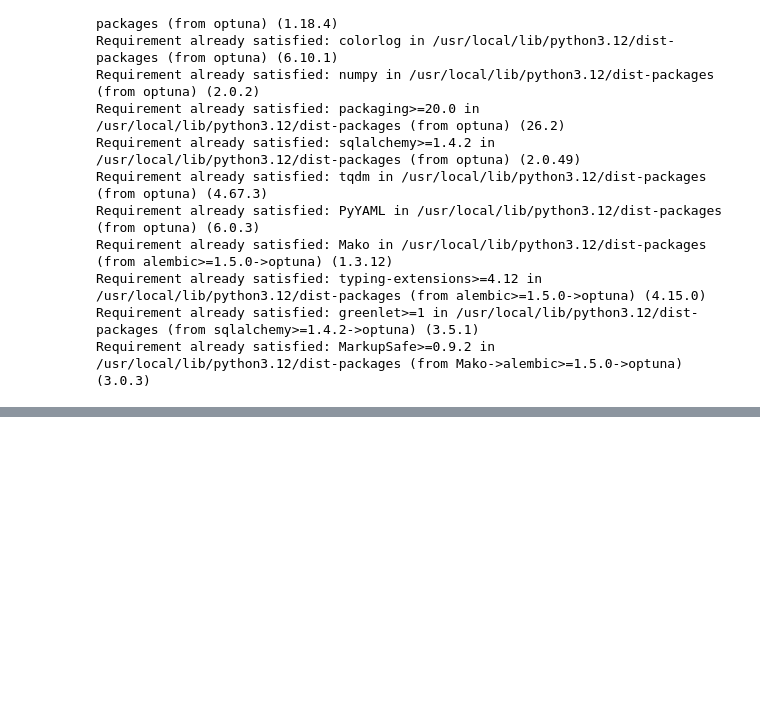
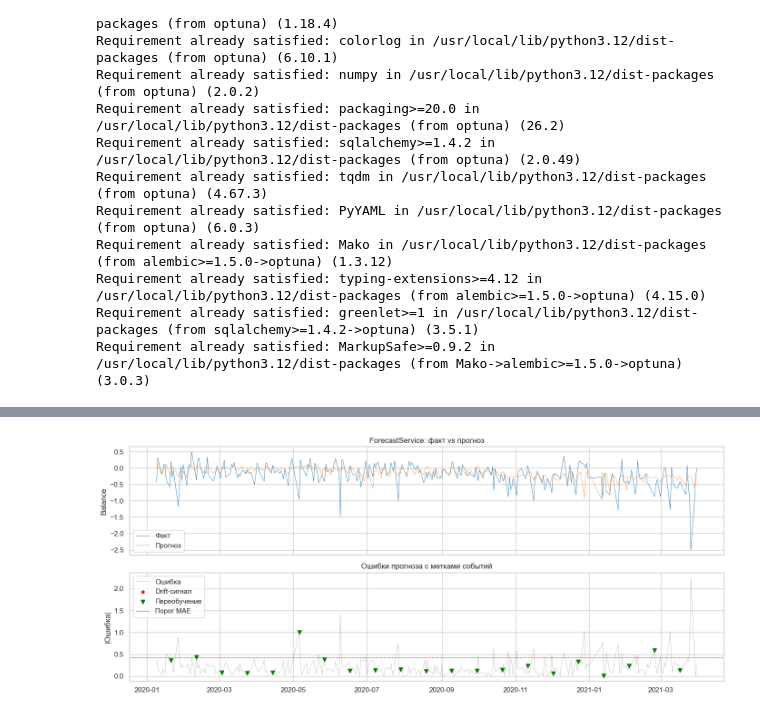
Before and after one commit to KiushkinD/Draft_liquidity_balance, a Jupyter notebook: notebook.ipynb, the cells around one changed output, grey strips where cells are left out. Cells and saved outputs as stored; diff of their text form; code cells hidden in the pictures; blank space fills up the shorter version.

```diff
--- a/notebook.ipynb
+++ b/notebook.ipynb
@@ -760,0 +959,81 @@ print("Размер окна (месяцы):\n", window_df)
+# %%
+print("Запуск бэктеста ForecastService...")
+
+# Запускаем оценку на валидационном и тестовом периодах
+result_df = svc.evaluate(
+    merged.set_index("date"), start=val["date"].min(), end=test["date"].max()
+)
+
+print(f"Оценено: {len(result_df)} дней")
+print(f"Итоговая MAE: {result_df['abs_error'].mean():.4f}")
+print(f"Drift-сигналов: {result_df['drift_alarm'].sum()}")
+print(f"Переобучений: {result_df['retrained'].sum()}")
+
+# Визуализация результатов
+fig, axes = plt.subplots(2, 1, figsize=(14, 6), sharex=True)
+
+# График 1: Фактические значения vs Прогноз
+axes[0].plot(
+    result_df.index, result_df["y_true"], lw=0.6, label="Факт", color="#1f77b4"
+)
+axes[0].plot(
+    result_df.index,
+    result_df["y_pred"],
+    lw=0.6,
+    label="Прогноз",
+    color="#ff7f0e",
+    alpha=0.8,
+)
+axes[0].set_title("ForecastService: факт vs прогноз")
+axes[0].legend()
+axes[0].set_ylabel("Balance")
+
+# График 2: Ошибки и события (дрейф/переобучение)
+axes[1].plot(
+    result_df.index,
+    result_df["abs_error"],
+    lw=0.6,
+    color="gray",
+    alpha=0.5,
+    label="Ошибка",
+)
+
+# Точки срабатывания детектора дрейфа
+alarm_dates = result_df.index[result_df["drift_alarm"]]
+axes[1].scatter(
+    alarm_dates,
+    result_df.loc[alarm_dates, "abs_error"],
+    color="crimson",
+    s=20,
+    label="Drift-сигнал",
+    zorder=5,
+)
+
+# Точки переобучения модели
+retrain_dates = result_df.index[result_df["retrained"]]
+axes[1].scatter(
+    retrain_dates,
+    result_df.loc[retrain_dates, "abs_error"],
+    color="green",
+    s=40,
+    marker="v",
+    label="Переобучение",
+    zorder=4,
+)
+
+# Линия порога ошибки (базлайн)
+axes[1].axhline(0.42, color="red", linestyle="--", lw=0.8, label="Порог MAE")
+
+axes[1].set_title("Ошибки прогноза с метками событий")
+axes[1].set_ylabel("|Ошибка|")
+axes[1].legend()
+
+plt.tight_layout()
+plt.show()
+
+# Вывод лога последних переобучений
+print("\n--- Лог переобучений (последние 5) ---")
+for entry in svc.retrain_log[-5:]:
+    date_str = entry["date"].date() if hasattr(entry["date"], "date") else entry["date"]
+    print(f"  {date_str}: {entry['reason']} (кол-во данных: {entry['n_train']})")
+# %% [output]
@@ -760,0 +1045 @@ print("Размер окна (месяцы):\n", window_df)
+[figure, added]
```
Also changed, not shown: parts of 19 cells of this notebook, 3 other files.
